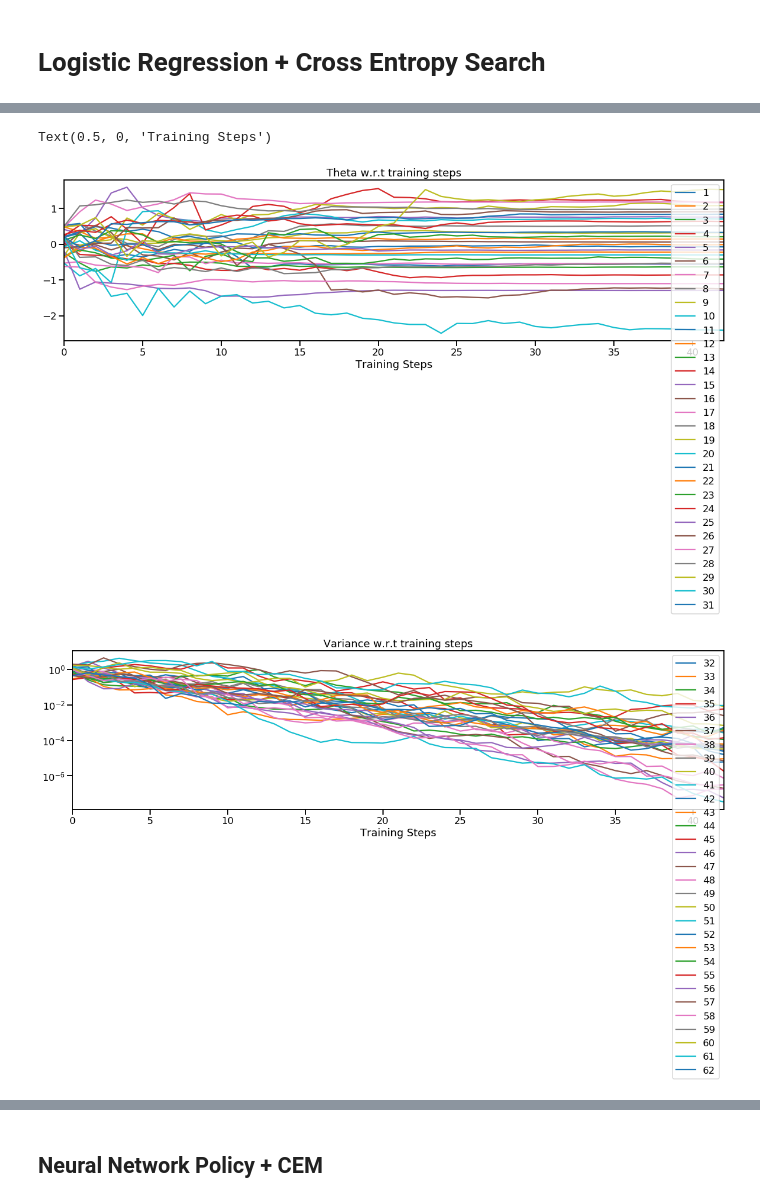
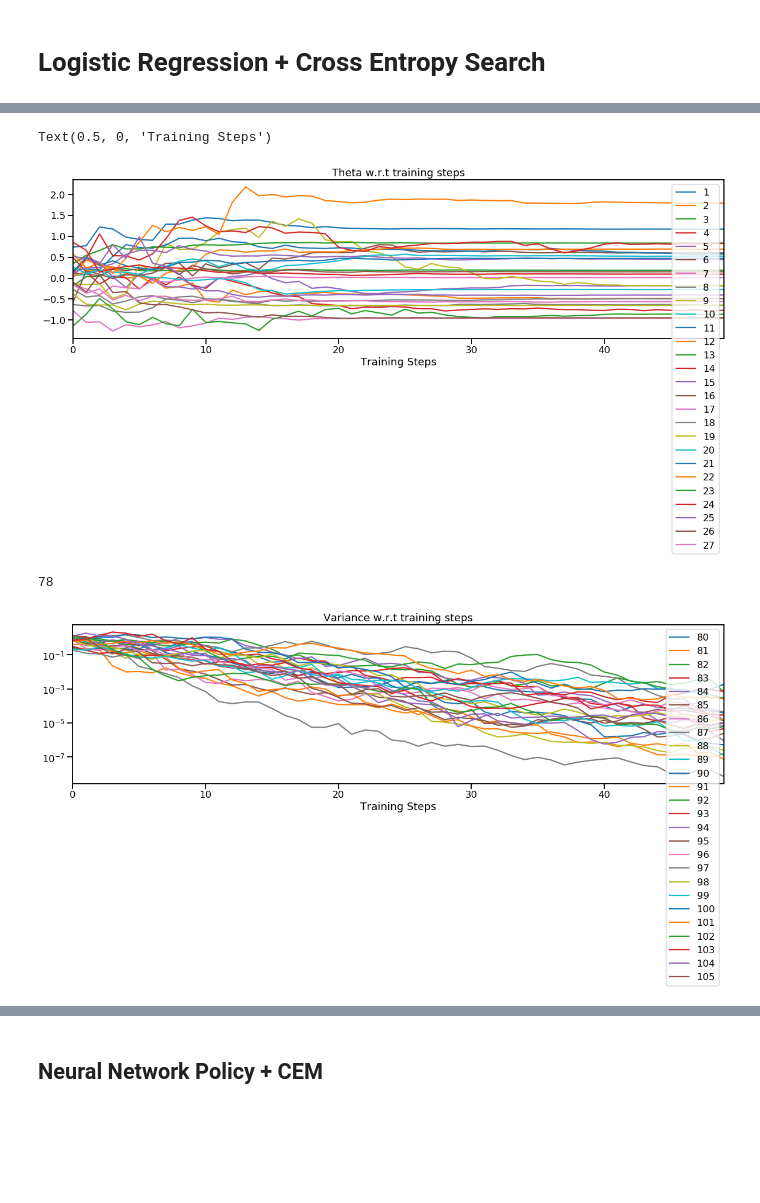
Before and after one commit to AutomnePAN/INF581-project-daxigua, a Jupyter notebook: Policy_Search_Agent_CEM.ipynb, the cells around one changed output, grey strips where cells are left out. Cells and saved outputs as stored; diff of their text form; code cells hidden in the pictures; blank space fills up the shorter version.

```diff
--- a/Policy_Search_Agent_CEM.ipynb
+++ b/Policy_Search_Agent_CEM.ipynb
@@ -96,12 +116,16 @@ df
 # %%
-ax = df[list(range(1, 32))].plot(title="Theta w.r.t training steps", figsize=(20, 5));
+ax = df[list(range(1, 28))].plot(title="Theta w.r.t training steps", figsize=(20, 5));
 plt.xlabel("Training Steps")
 # %% [output]
 Text(0.5, 0, 'Training Steps')
-[figure, old version]
+[figure, new version]
+# %%
+156 // 2
+# %% [output]
+78
 # %%
-ax = df[list(range(32, 63))].plot(logy=True, title="Variance w.r.t training steps", figsize=(20, 5))
+ax = df[list(range(80, 106))].plot(logy=True, title="Variance w.r.t training steps", figsize=(20, 5))
 plt.xlabel("Training Steps");
 # %% [output]
-[figure, old version]
+[figure, new version]
 # %%
```
Also changed, not shown: parts of 12 cells of this notebook, 1 other file.
